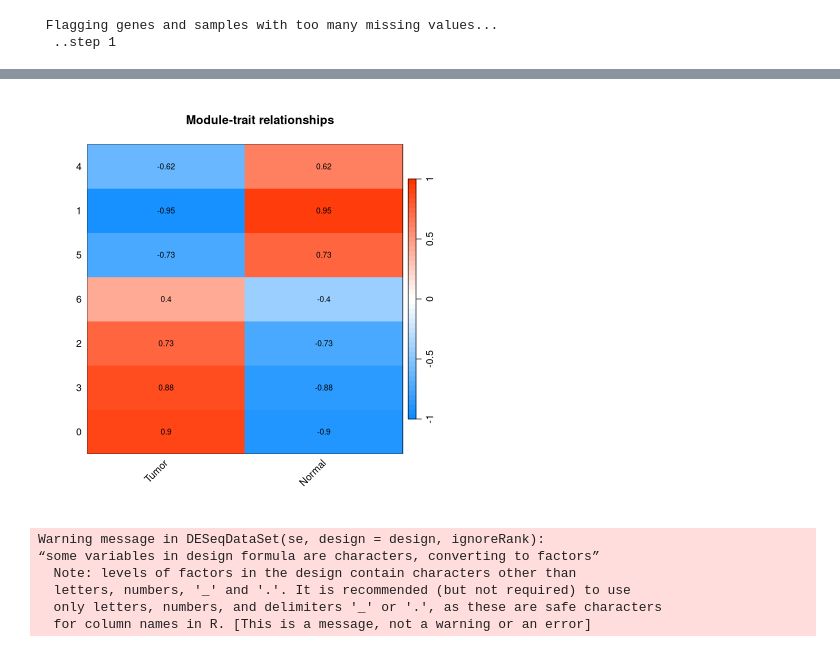
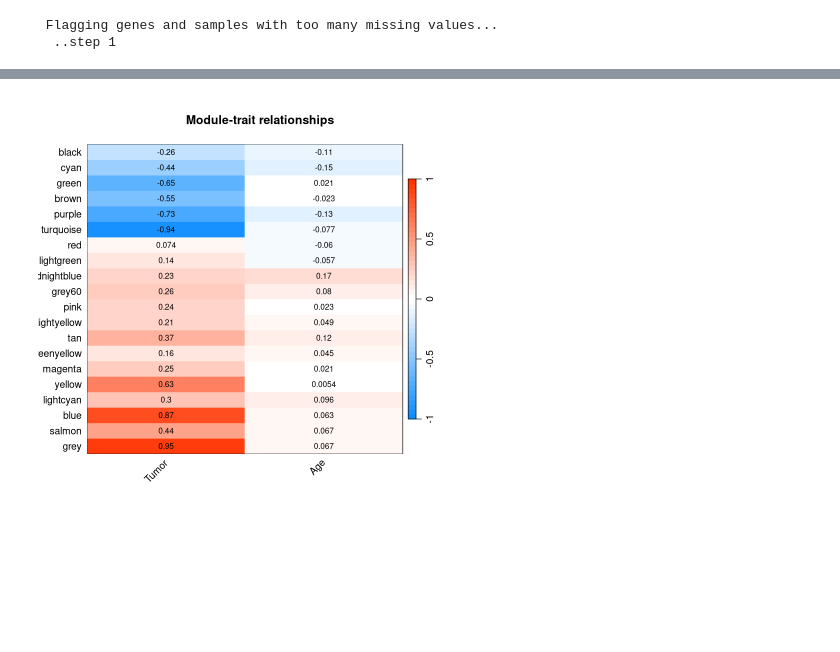
Before and after one commit to sbustamante21/crc_weighted_network, a Jupyter notebook: network_const.ipynb, the cells around one changed output, grey strips where cells are left out. Drawn from its saved outputs; the diff is of its cells as text; code cells hidden in the pictures; blank space fills up the shorter version.

Commit message:
version blockwise, cambiar a version sin bloques y todo de golpe

```diff
--- a/network_const.ipynb
+++ b/network_const.ipynb
@@ -182,0 +173,9 @@ norm_counts <- counts(dds, normalized = TRUE)[sig_genes, ]
+# %%
+sampleTree <- hclust(dist(datExpr0), method = "average")
+par(cex = 0.6)
+par(mar = c(0,4,2,0))
+plot(sampleTree, main = "Sample clustering to detect outliers", sub="", xlab="", cex.lab = 1.5,
+     cex.axis = 1.5, cex.main = 2)
+
+#Plot a line showing the cut-off
+abline(h = 4.5e+06, col = "red")
@@ -182,0 +184,10 @@ norm_counts <- counts(dds, normalized = TRUE)[sig_genes, ]
+# %%
+clust = cutreeStatic(sampleTree, cutHeight = 4.5e+06, minSize = 10)
+#table(clust)
+#clust
+
+#Cluster 1 contains the samples we want to keep.
+keepSamples = (clust==1)
+datExpr0 = datExpr0[keepSamples, ]
+nGenes = ncol(datExpr0)
+nSamples = nrow(datExpr0)
@@ -236,9 +260,10 @@ net <- blockwiseModules(
   minModuleSize = 30,
   reassignThreshold = 0,
   mergeCutHeight = 0.25,
-  numericLabels = TRUE,
+  numericLabels = FALSE,
   pamRespectsDendro = FALSE,
-  verbose = 3
+  verbose = 3,
+  maxBlockSize = ncol(datExpr0)+1
 )
 # %% [output]
  Calculating module eigengenes block-wise from all genes
@@ -273,17 +298,16 @@ moduleColors
 # %%
-# Ensure rownames of metadata match SRR column names
-rownames(rna_metadata) <- rownames(rna_metadata)
-
 # Subset to match your WGCNA data (after transposing)
 sample_ids <- rownames(datExpr0)
 
 # Extract trait (e.g., Tumor vs Normal)
 trait_vector <- metadata[sample_ids, "PHENOTYPE"]
+trait_vector2 <- metadata[sample_ids, "age"]
 
 # One-hot encode it (if needed)
 traitData <- data.frame(
   Tumor  = ifelse(trait_vector == "neoplastic", 1, 0),
-  Normal = ifelse(trait_vector == "adjacent normal", 1, 0)
+  #Normal = ifelse(trait_vector == "adjacent normal", 1, 0),
+  Age    = trait_vector2
 )
 
 rownames(traitData) <- sample_ids
@@ -297,30 +327,14 @@ moduleNames <- substring(names(MEs), 3)  # Removes the "ME" prefix
 # %%
 labeledHeatmap(Matrix = moduleTraitCor,
                xLabels = colnames(traitData),
                yLabels = moduleNames,
                ySymbols = moduleNames,
-               colorLabels = FALSE,
+               colorLabels = TRUE,
                colors = blueWhiteRed(50),
                textMatrix = signif(moduleTraitCor, 2),
                setStdMargins = FALSE,
                cex.text = 0.8,
                zlim = c(-1,1),
                main = "Module-trait relationships")
 # %% [output]
-[figure, old version]
+[figure, new version]
-# %%
-# differential expresssion with miRNAs
-# subset the metadata to match the miRNA counts
-mirna_metadata <- metadata[colnames(mirna_counts), ]
-# reorder the mirna metadata to match the order of the mirna counts
-mirna_metadata <- mirna_metadata[match(colnames(mirna_counts), rownames(mirna_metadata)), ]
-dds_mirna <- DESeqDataSetFromMatrix(countData = mirna_counts,
-                                     colData = mirna_metadata,
-                                     design = ~ PHENOTYPE)
-# %% [output]
-Warning message in DESeqDataSet(se, design = design, ignoreRank):
-“some variables in design formula are characters, converting to factors”
-  Note: levels of factors in the design contain characters other than
-  letters, numbers, '_' and '.'. It is recommended (but not required) to use
-  only letters, numbers, and delimiters '_' or '.', as these are safe characters
-  for column names in R. [This is a message, not a warning or an error]
```
Also changed, not shown: parts of 49 cells of this notebook.
